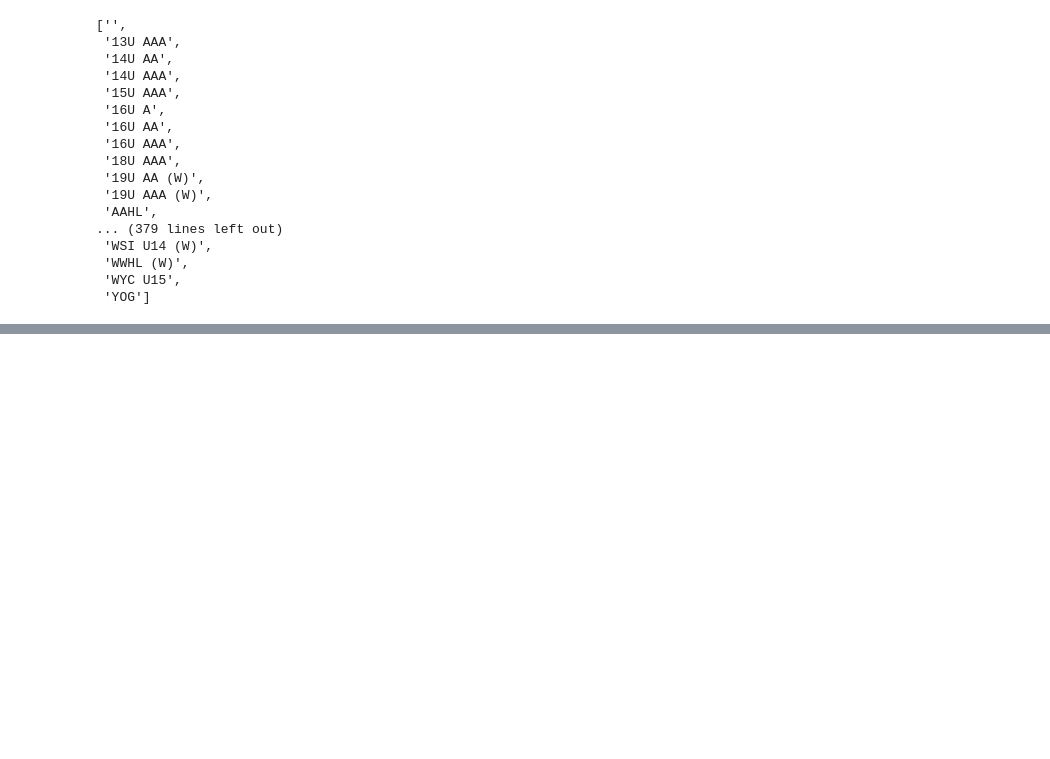
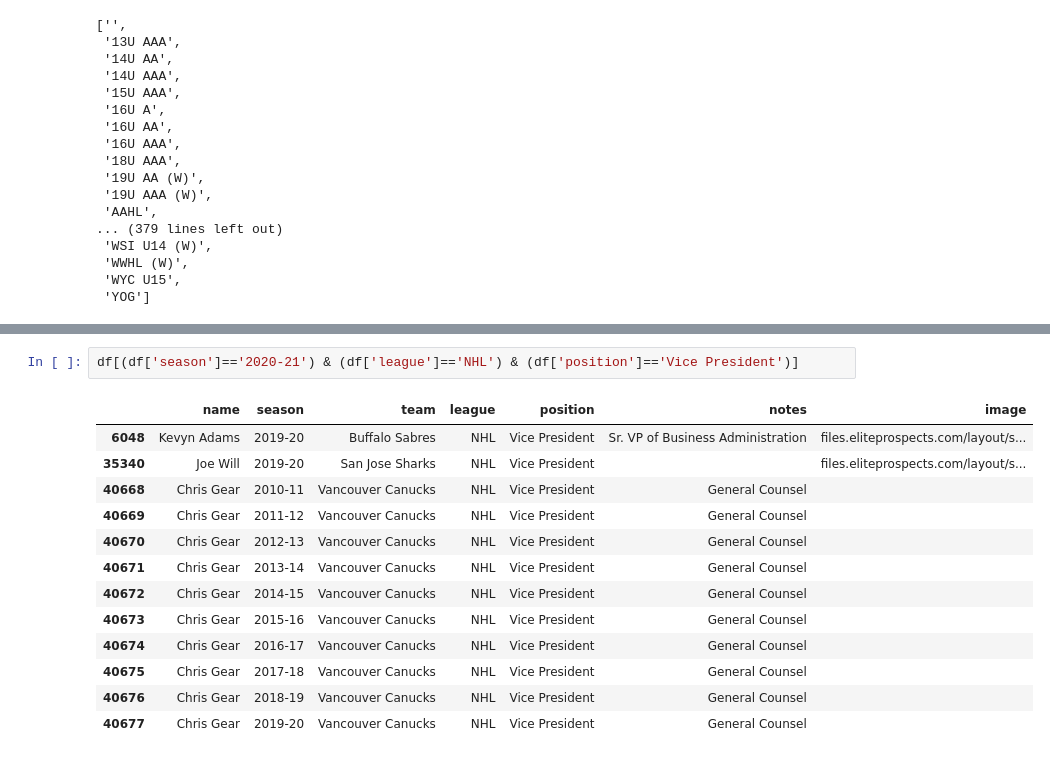
Before and after one commit to shawzy2/nhl_gm_knowledge_graph, a Jupyter notebook: notebook/staff-analyzer.ipynb, the cells around one changed output, grey strips where cells are left out. Cells and saved outputs as stored; diff of their text form; blank space fills up the shorter version.

```diff
--- a/notebook/staff-analyzer.ipynb
+++ b/notebook/staff-analyzer.ipynb
@@ -431,0 +529,16 @@ sorted(df['league'].unique().tolist())
+# %%
+df[(df['season']=='2020-21') & (df['league']=='NHL') & (df['position']=='Vice President')]
+# %% [output]
+|  | name | season | team | league | position | notes | image |
+| 6048 | Kevyn Adams | 2019-20 | Buffalo Sabres | NHL | Vice President | Sr. VP of Business Administration | files.eliteprospects.com/layout/s... |
+| 35340 | Joe Will | 2019-20 | San Jose Sharks | NHL | Vice President |  | files.eliteprospects.com/layout/s... |
+| 40668 | Chris Gear | 2010-11 | Vancouver Canucks | NHL | Vice President | General Counsel |  |
+| 40669 | Chris Gear | 2011-12 | Vancouver Canucks | NHL | Vice President | General Counsel |  |
+| 40670 | Chris Gear | 2012-13 | Vancouver Canucks | NHL | Vice President | General Counsel |  |
+| 40671 | Chris Gear | 2013-14 | Vancouver Canucks | NHL | Vice President | General Counsel |  |
+| 40672 | Chris Gear | 2014-15 | Vancouver Canucks | NHL | Vice President | General Counsel |  |
+| 40673 | Chris Gear | 2015-16 | Vancouver Canucks | NHL | Vice President | General Counsel |  |
+| 40674 | Chris Gear | 2016-17 | Vancouver Canucks | NHL | Vice President | General Counsel |  |
+| 40675 | Chris Gear | 2017-18 | Vancouver Canucks | NHL | Vice President | General Counsel |  |
+| 40676 | Chris Gear | 2018-19 | Vancouver Canucks | NHL | Vice President | General Counsel |  |
+| 40677 | Chris Gear | 2019-20 | Vancouver Canucks | NHL | Vice President | General Counsel |  |
```
Also changed, not shown: parts of 10 cells of this notebook, 3 other files.
